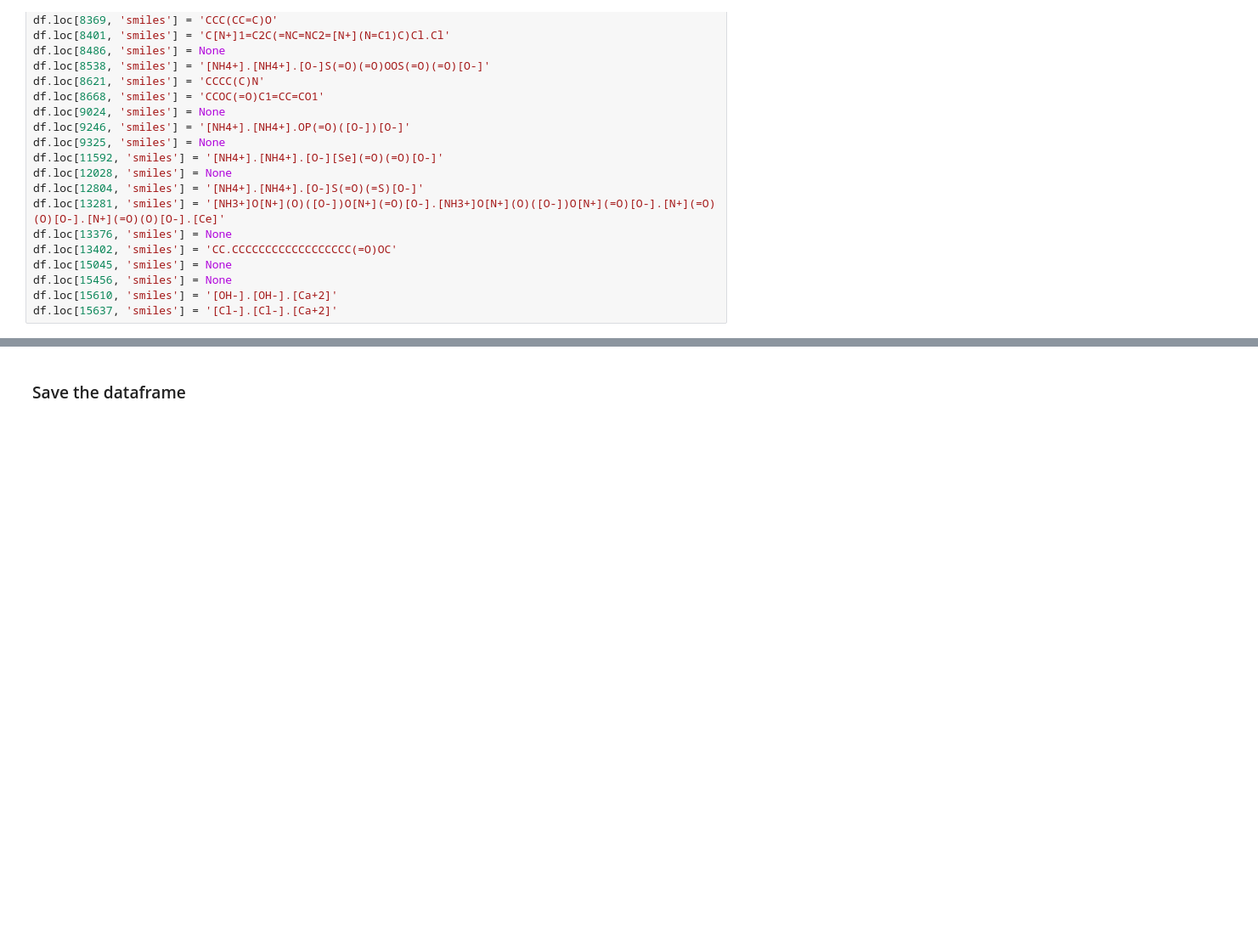
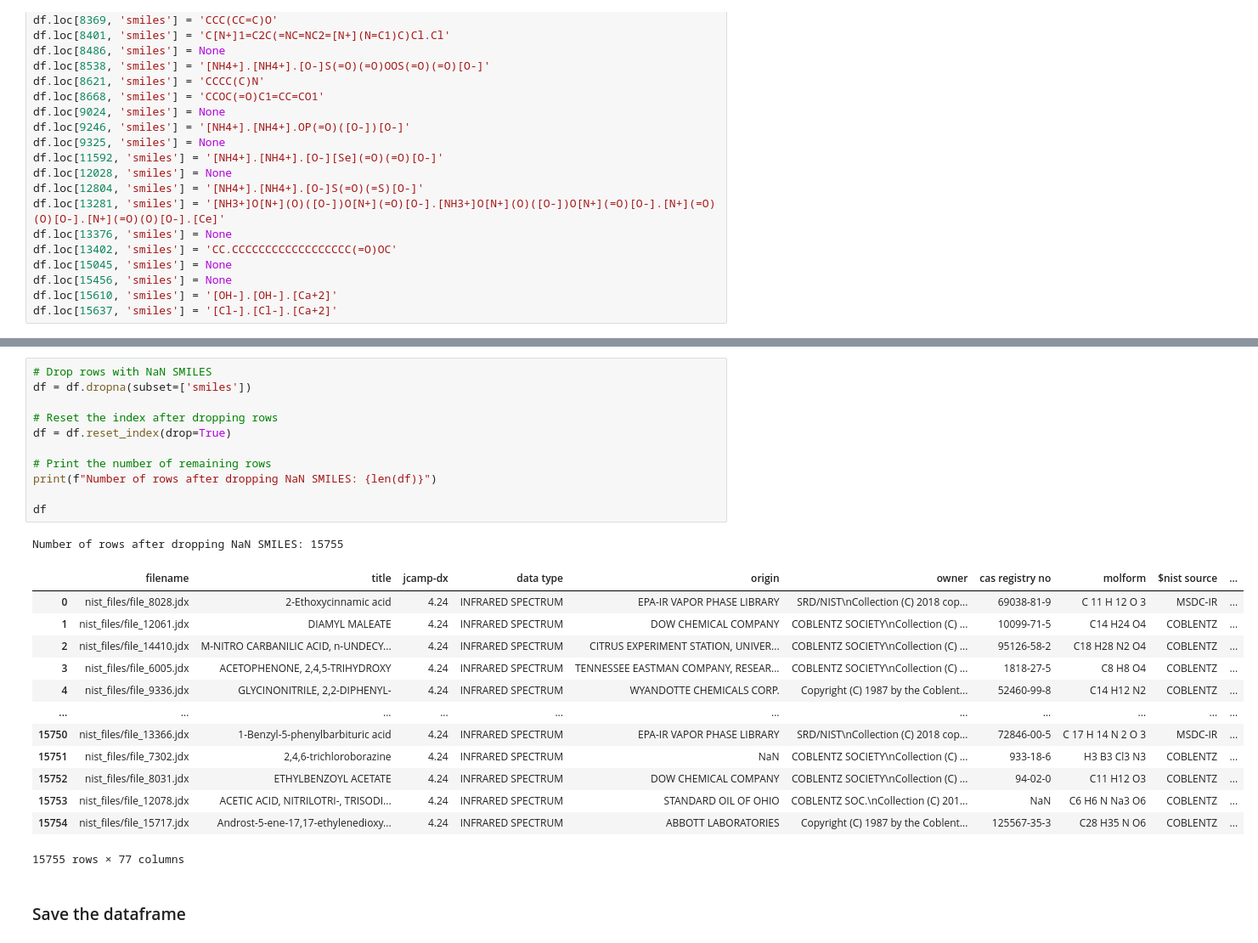
Before and after one commit to jearegio/nist_scrape, a Jupyter notebook: clean.ipynb, the cells around one changed output, grey strips where cells are left out. Shown at 85% size. Drawn from its saved outputs; the diff is of its cells as text; blank space fills up the shorter version.

```diff
--- a/clean.ipynb
+++ b/clean.ipynb
@@ -278,2 +259,28 @@ df[df['smiles'].isna()]
+# %%
+# Drop rows with NaN SMILES
+df = df.dropna(subset=['smiles'])
+
+# Reset the index after dropping rows
+df = df.reset_index(drop=True)
+
+# Print the number of remaining rows
+print(f"Number of rows after dropping NaN SMILES: {len(df)}")
+
+df
+# %% [output]
+Number of rows after dropping NaN SMILES: 15755
+|  | filename | title | jcamp-dx | data type | origin | owner | cas registry no | molform | $nist source | ... |
+| 0 | nist_files/file_8028.jdx | 2-Ethoxycinnamic acid | 4.24 | INFRARED SPECTRUM | EPA-IR VAPOR PHASE LIBRARY | SRD/NIST\nCollection (C) 2018 cop... | 69038-81-9 | C 11 H 12 O 3 | MSDC-IR | ... |
+| 1 | nist_files/file_12061.jdx | DIAMYL MALEATE | 4.24 | INFRARED SPECTRUM | DOW CHEMICAL COMPANY | COBLENTZ SOCIETY\nCollection (C) ... | 10099-71-5 | C14 H24 O4 | COBLENTZ | ... |
+| 2 | nist_files/file_14410.jdx | M-NITRO CARBANILIC ACID, n-UNDECY... | 4.24 | INFRARED SPECTRUM | CITRUS EXPERIMENT STATION, UNIVER... | COBLENTZ SOCIETY\nCollection (C) ... | 95126-58-2 | C18 H28 N2 O4 | COBLENTZ | ... |
+| 3 | nist_files/file_6005.jdx | ACETOPHENONE, 2,4,5-TRIHYDROXY | 4.24 | INFRARED SPECTRUM | TENNESSEE EASTMAN COMPANY, RESEAR... | COBLENTZ SOCIETY\nCollection (C) ... | 1818-27-5 | C8 H8 O4 | COBLENTZ | ... |
+| 4 | nist_files/file_9336.jdx | GLYCINONITRILE, 2,2-DIPHENYL- | 4.24 | INFRARED SPECTRUM | WYANDOTTE CHEMICALS CORP. | Copyright (C) 1987 by the Coblent... | 52460-99-8 | C14 H12 N2 | COBLENTZ | ... |
+| ... | ... | ... | ... | ... | ... | ... | ... | ... | ... | ... |
+| 15750 | nist_files/file_13366.jdx | 1-Benzyl-5-phenylbarbituric acid | 4.24 | INFRARED SPECTRUM | EPA-IR VAPOR PHASE LIBRARY | SRD/NIST\nCollection (C) 2018 cop... | 72846-00-5 | C 17 H 14 N 2 O 3 | MSDC-IR | ... |
+| 15751 | nist_files/file_7302.jdx | 2,4,6-trichloroborazine | 4.24 | INFRARED SPECTRUM | NaN | COBLENTZ SOCIETY\nCollection (C) ... | 933-18-6 | H3 B3 Cl3 N3 | COBLENTZ | ... |
+| 15752 | nist_files/file_8031.jdx | ETHYLBENZOYL ACETATE | 4.24 | INFRARED SPECTRUM | DOW CHEMICAL COMPANY | COBLENTZ SOCIETY\nCollection (C) ... | 94-02-0 | C11 H12 O3 | COBLENTZ | ... |
+| 15753 | nist_files/file_12078.jdx | ACETIC ACID, NITRILOTRI-, TRISODI... | 4.24 | INFRARED SPECTRUM | STANDARD OIL OF OHIO | COBLENTZ SOC.\nCollection (C) 201... | NaN | C6 H6 N Na3 O6 | COBLENTZ | ... |
+| 15754 | nist_files/file_15717.jdx | Androst-5-ene-17,17-ethylenedioxy... | 4.24 | INFRARED SPECTRUM | ABBOTT LABORATORIES | Copyright (C) 1987 by the Coblent... | 125567-35-3 | C28 H35 N O6 | COBLENTZ | ... |
+15755 rows × 77 columns
 # %% [markdown]
 ### Save the dataframe
```
Also changed, not shown: parts of 17 cells of this notebook, 1 other file.
